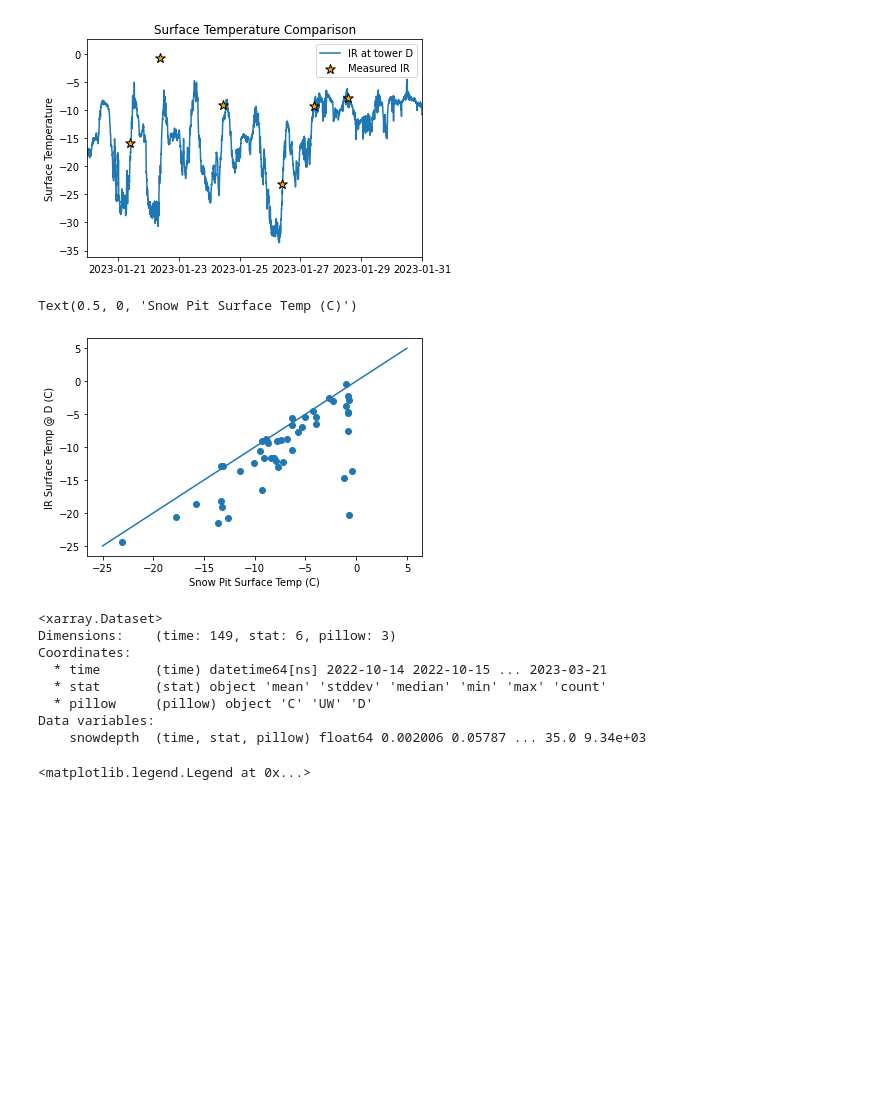
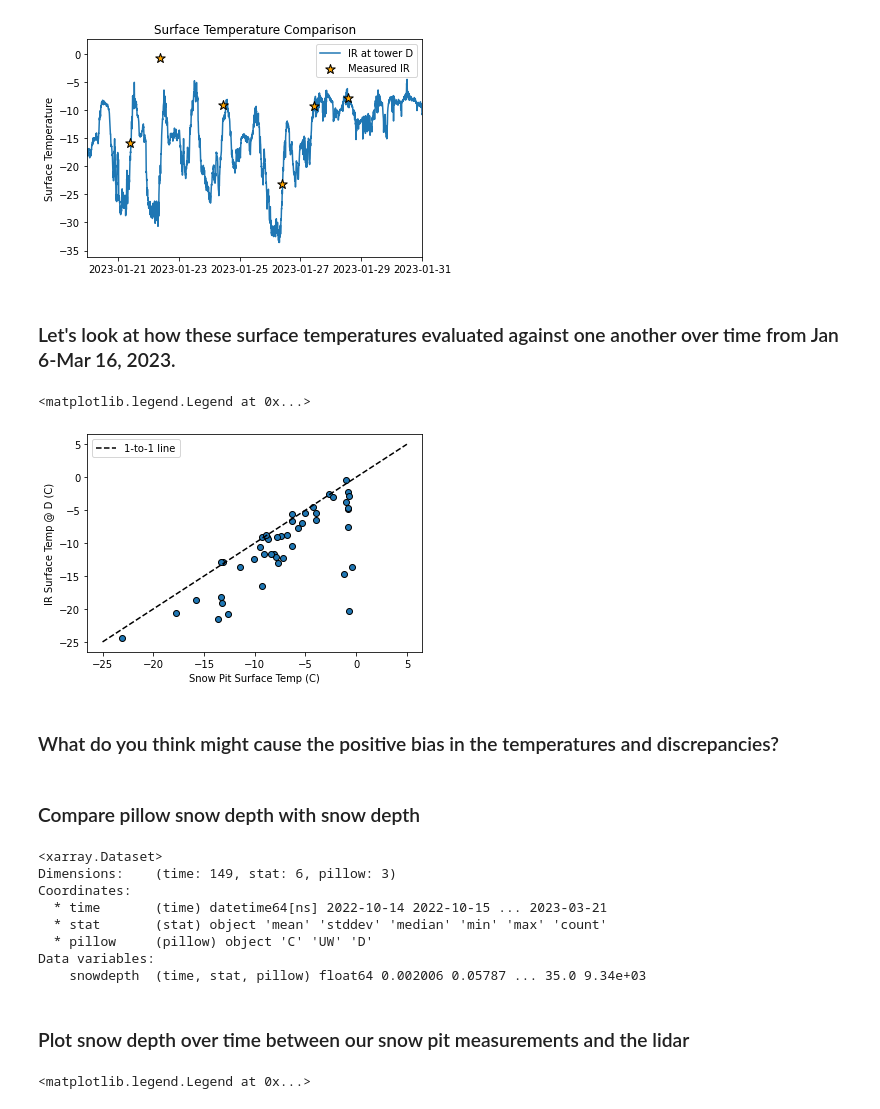
Before and after one commit to dlhogan97/Snow-Hydrology-S23, a Jupyter notebook: Final/snow_pit_lab.ipynb, the cells around one changed output. Cells and saved outputs as stored; diff of their text form; code cells hidden in the pictures; blank space fills up the shorter version.

```diff
--- a/Final/snow_pit_lab.ipynb
+++ b/Final/snow_pit_lab.ipynb
@@ -278,12 +425,19 @@ plt.legend()
 # %% [output]
 <matplotlib.legend.Legend at 0x...>
 [figure]
+# %% [markdown]
+### Let's look at how these surface temperatures evaluated against one another over time from Jan 6-Mar 16, 2023.
 # %%
-plt.scatter(surface_temp,np.array(ir_surface_temp))
-plt.plot([-25,5],[-25,5])
+plt.scatter(surface_temp,np.array(ir_surface_temp), ec='k')
+plt.plot([-25,5],[-25,5], color='k', ls='--', label='1-to-1 line')
 plt.ylabel('IR Surface Temp @ D (C)')
 plt.xlabel('Snow Pit Surface Temp (C)')
+plt.legend()
 # %% [output]
-Text(0.5, 0, 'Snow Pit Surface Temp (C)')
+<matplotlib.legend.Legend at 0x...>
-[figure, old version]
+[figure, new version]
+# %% [markdown]
+### What do you think might cause the positive bias in the temperatures and discrepancies?
+# %% [markdown]
+### Compare pillow snow depth with snow depth
 # %%
@@ -299,4 +451,6 @@ Coordinates:
   * pillow     (pillow) object 'C' 'UW' 'D'
 Data variables:
     snowdepth  (time, stat, pillow) float64 0.002006 0.05787 ... 35.0 9.34e+03
+# %% [markdown]
+### Plot snow depth over time between our snow pit measurements and the lidar
 # %%
```
Also changed, not shown: parts of 38 cells of this notebook, 3 other files.
